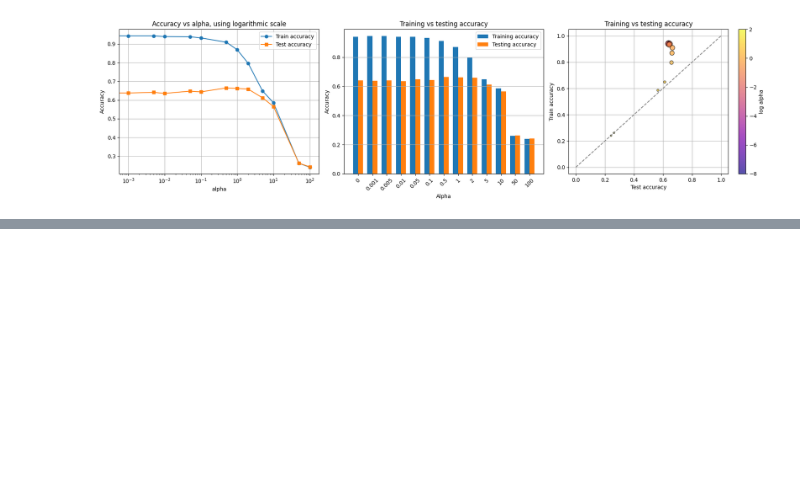
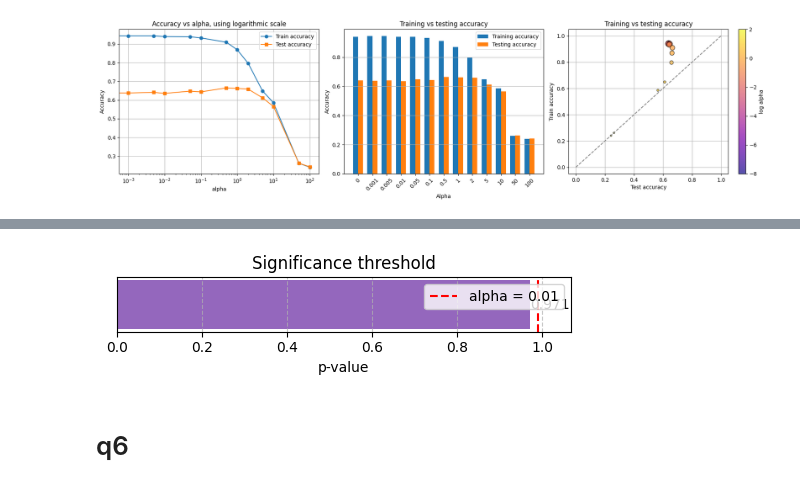
Before and after one commit to arjy143/CW-Earth-Classifier, a Jupyter notebook: coc131_cw_notebook.ipynb, the cells around one changed output, grey strips where cells are left out. Drawn from its saved outputs; the diff is of its cells as text; code cells hidden in the pictures; blank space fills up the shorter version.

```diff
--- a/coc131_cw_notebook.ipynb
+++ b/coc131_cw_notebook.ipynb
@@ -315,0 +387,18 @@ coc131.best_params['alpha'] = 0.5
+# %%
+fig, ax = plt.subplots(figsize=(5,1.5))
+ax.barh(0, p_value, color='C4')
+ax.axvline(0.99, color='red', linestyle='--', label='alpha = 0.01')
+ax.set_xlim(0, max(p_value*1.1, 0.1))
+ax.set_yticks([])
+ax.set_xlabel('p-value')
+ax.set_title('Significance threshold')
+ax.legend(loc='upper right')
+for x in [p_value]:
+    ax.text(x + 0.002, 0, f"{x:.3f}", va='center')
+plt.grid(axis='x', linestyle='--', alpha=0.7)
+plt.tight_layout()
+plt.show()
+# %% [output]
+[figure, added]
+# %% [markdown]
+# q6
```
Also changed, not shown: parts of 11 cells of this notebook.
